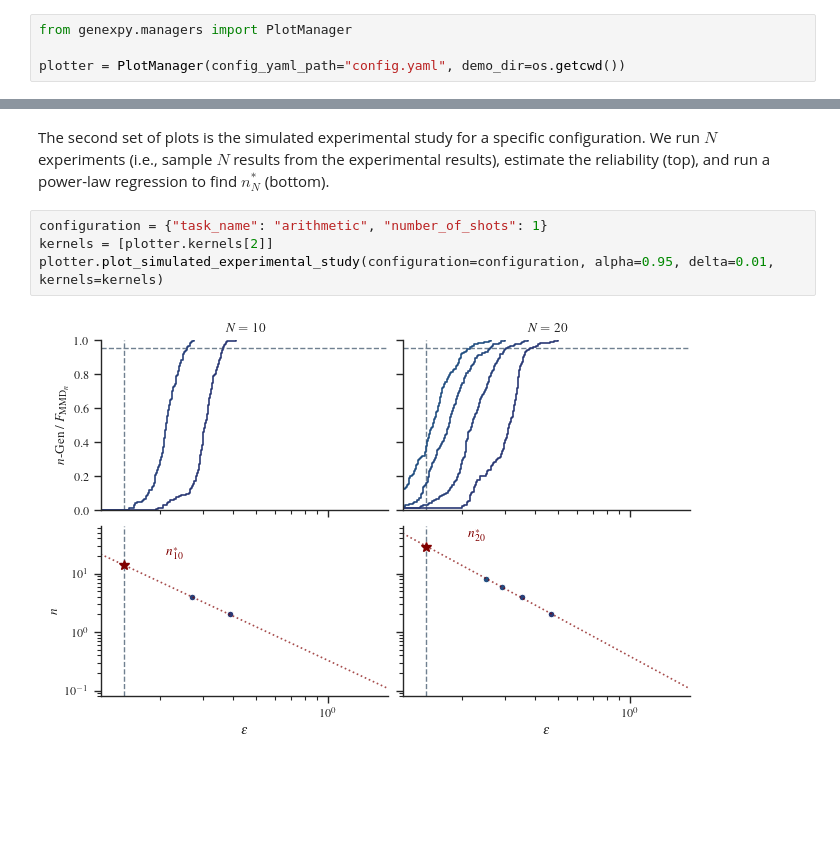
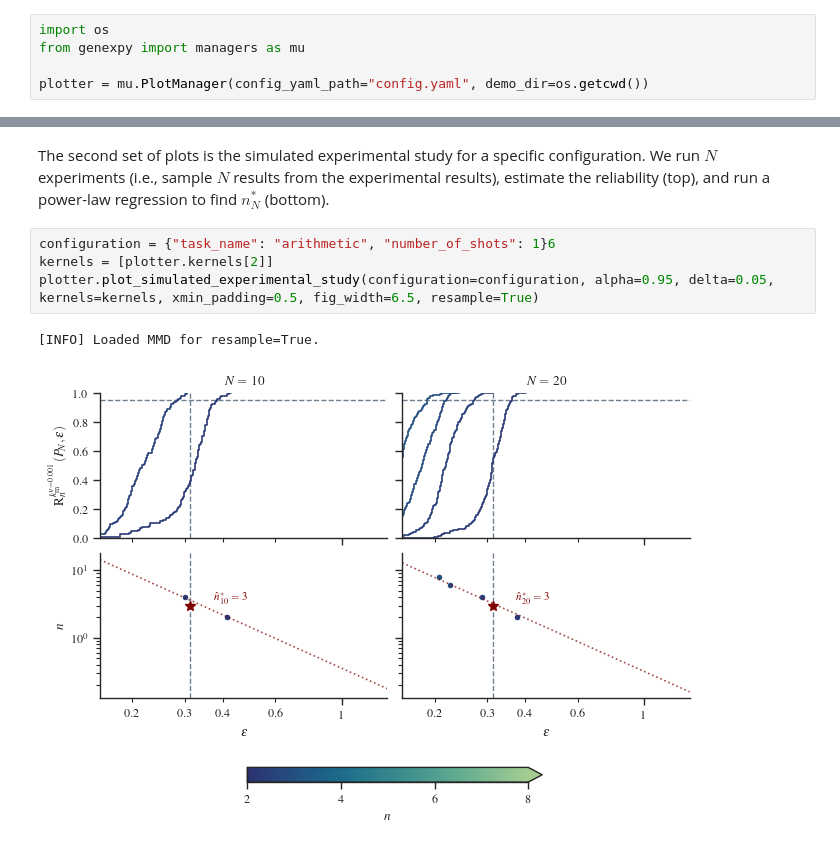
Before and after one commit to DrCohomology/genexpy, a Jupyter notebook: demos/case_studies/BIG-bench/reliability_analysis.ipynb, the cells around one changed output, grey strips where cells are left out. Saved outputs shown, nothing was run; the diff lists cells and outputs as text; blank space fills up the shorter version.

```diff
--- a/demos/case_studies/BIG-bench/reliability_analysis.ipynb
+++ b/demos/case_studies/BIG-bench/reliability_analysis.ipynb
@@ -143,9 +147,10 @@ dftmp
 To reproduce the plots in the paper, we initialize a `PlotManager` object and call its methods.
 Upon initialization, the PlotManager will load the configuration file as well as the files created while running the ProjectManager (precomputed MMD and ICDF coefficients).
 # %%
-from genexpy.managers import PlotManager
+import os
+from genexpy import managers as mu
 
-plotter = PlotManager(config_yaml_path="config.yaml", demo_dir=os.getcwd())
+plotter = mu.PlotManager(config_yaml_path="config.yaml", demo_dir=os.getcwd())
 # %% [output]
 [INFO] Loaded configuration file.
 [INFO] Loaded existing results.
@@ -160,8 +171,9 @@ plotter.plot_nstar_on_alpha_delta(alpha_fixed=0.95, delta_fixed=0.05)
 The second set of plots is the simulated experimental study for a specific configuration.
 We run $N$ experiments (i.e., sample $N$ results from the experimental results), estimate the reliability (top), and run a power-law regression to find $n^*_N$ (bottom).
 # %%
-configuration = {"task_name": "arithmetic", "number_of_shots": 1}
+configuration = {"task_name": "arithmetic", "number_of_shots": 1}6
 kernels = [plotter.kernels[2]]
-plotter.plot_simulated_experimental_study(configuration=configuration, alpha=0.95, delta=0.01, kernels=kernels)
+plotter.plot_simulated_experimental_study(configuration=configuration, alpha=0.95, delta=0.05, kernels=kernels, xmin_padding=0.5, fig_width=6.5, resample=True)
 # %% [output]
+[INFO] Loaded MMD for resample=True.
-[figure, old version]
+[figure, new version]
```
Also changed, not shown: parts of 10 cells of this notebook, 38 other files.
